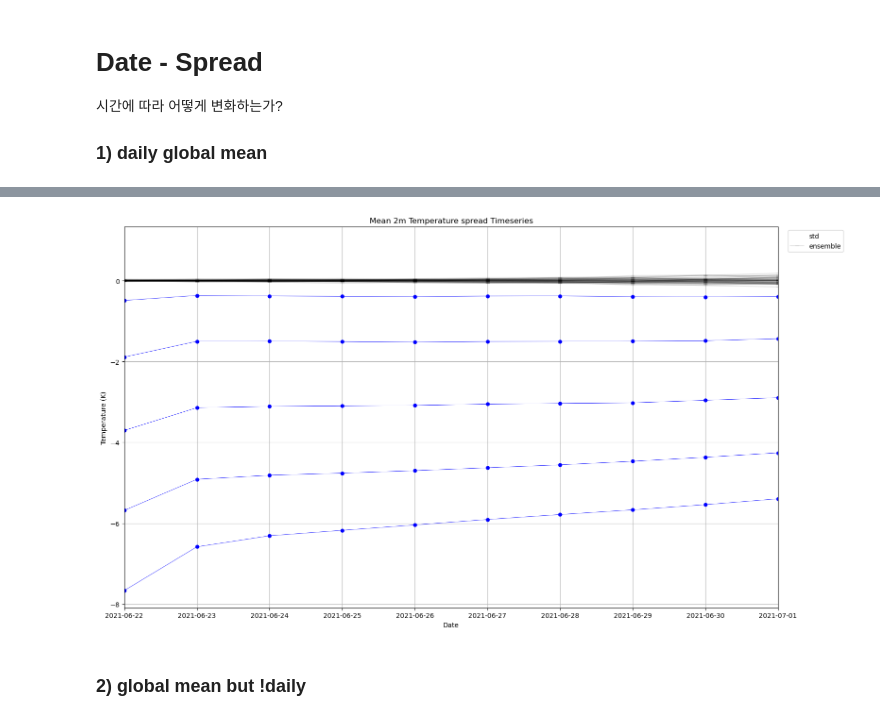
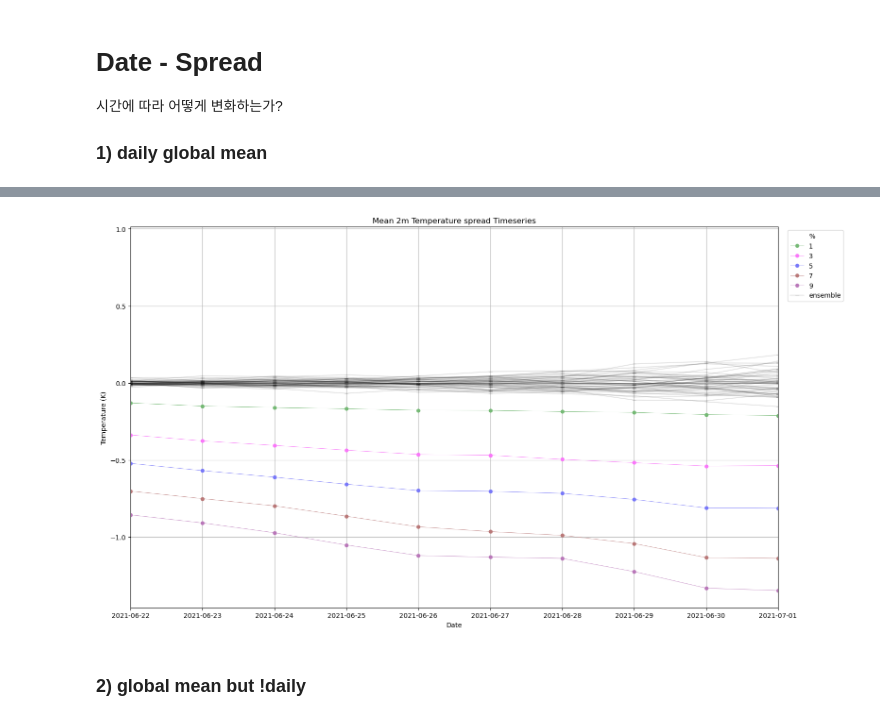
Before and after one commit to HisKim1/his_graphcast, a Jupyter notebook: spread/GC_spread_intensity.ipynb, the cells around one changed output, grey strips where cells are left out. Cells and saved outputs as stored; diff of their text form; code cells hidden in the pictures.

Commit message:
shuffled sample generating

```diff
--- a/spread/GC_spread_intensity.ipynb
+++ b/spread/GC_spread_intensity.ipynb
@@ -46,7 +46,7 @@ for key, value in target_var.items():
     nwp_mean[key] = nwp[key].mean(dim="ensemble")
     nwp[key] -= nwp_mean[key]
 
-    with open(f"/data/GC_output/analysis/percent2/percent_10_GC_only{value}_GlobAvg.pkl", "rb") as f:
+    with open(f"/data/GC_output/analysis/percent2/zoom_shuffle_percent_GC_{value}_GlobAvg.pkl", "rb") as f:
         gc_sample[key] = pickle.load(f)
 
     # with open(f"/data/GC_output/analysis/percent2/zoom_GC_{value}_GlobAvg.pkl", "rb") as f:
@@ -286,7 +286,7 @@ for target_date in range(10):
         percent = float(name.split("_")[1])
         std = float(name.split("_")[0])
 
-        offset = (i%3 -1) * 1
+        offset = 0 # (i%3 -1) * 1
         # if float(std) > 0.5:
         #     continue
         if percent == 90:
@@ -342,39 +350,39 @@ date = pd.date_range(start='2021-06-22', end='2021-07-01')
 plt.xlim(date[0], date[-1])
 plt.ylabel(unit)
 
-plt.scatter(40, 0.9, color=(1, 1, 1), label="std", marker='o')
+plt.scatter(40, 0.9, color=(1, 1, 1), label="%", marker='o')
 
 for i, (name, color, data) in enumerate(gc_sample[target_var]):
     # percent = int(name.split()[1].split("_")[1][0])*10
     # name = name.split()[1]
     # std = name.split("_")[0]
-    percent = float(name.split("_")[1])
+    percent = name.split("_")[1]
     std = float(name.split("_")[0])
 
     offset = (i%5 -1) * 1
     # if float(std) > 0.5:
     #     continue
     # if percent == 30:
     #     plt.plot(date, data, color=color, label=f"{std}", marker='o', markersize=5) # {std}-{percent}%
     # else:
     #     plt.plot(date, data, color=color, marker='o', markersize=5)
-    plt.plot(date, data, color="blue", marker='o', markersize=5, linewidth=0.5)
+    plt.plot(date, data, color=color, marker='o', markersize=5, label=f"{percent}", linewidth=0.5)
 
 legend_shown=False
 for i in range(nwp[target_var].sizes["ensemble"]):
     if not legend_shown:
         plt.plot(date, nwp[target_var].isel(ensemble=i).squeeze()["2m_temperature"], color=(0.00001, 0.00001, 0.00001), label="ensemble", marker='_', alpha=.1)
         legend_shown=True
     plt.plot(date, nwp[target_var].isel(ensemble=i).squeeze()["2m_temperature"], color=(0.00001, 0.00001, 0.00001), marker='_', alpha=.1)
 plt.legend(bbox_to_anchor=(1.01, 1), loc='upper left')
 plt.grid(True)
 # plt.ylim(-2.5, -1.5)
 plt.subplots_adjust(right=0.85)
 plt.tight_layout()
 plt.show()
-# plt.savefig(f"10_only{target_var}_spread_timeseries.png")
+# plt.savefig(f"shuffle_{target_var}_spread_timeseries.png")
 # %% [output]
-[figure, old version]
+[figure, new version]
 # %% [markdown]
 ### 2) global mean but !daily
 # %%
```
Also changed, not shown: parts of 5 cells of this notebook, 5 other files.
